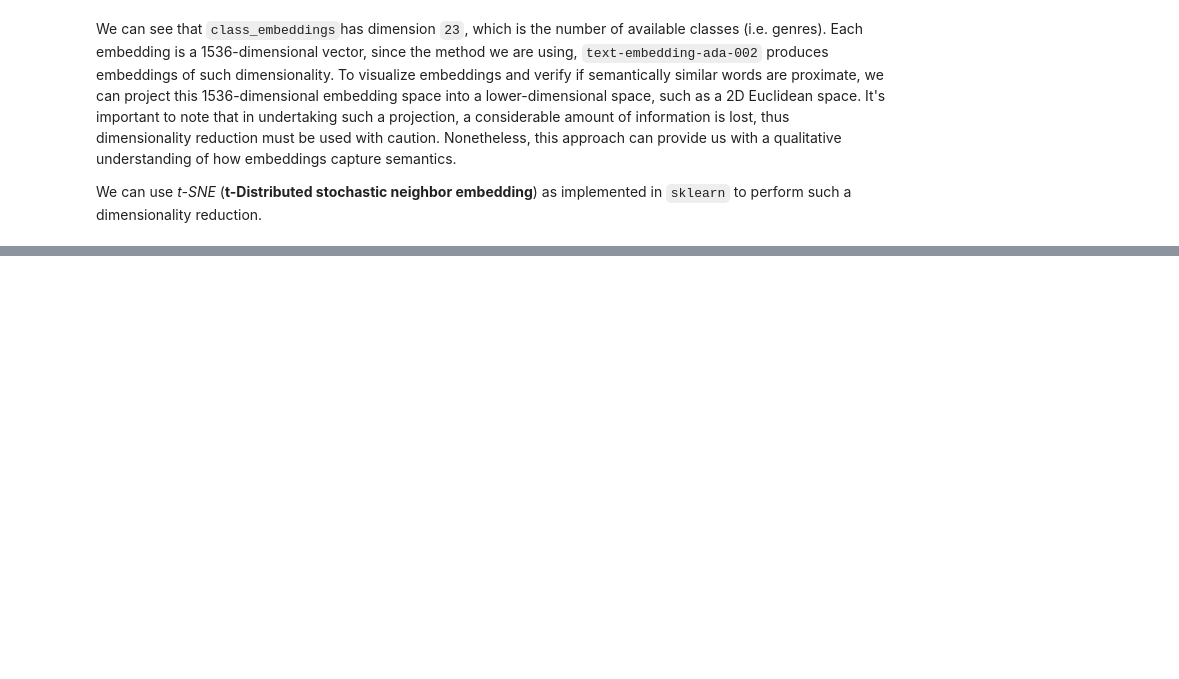
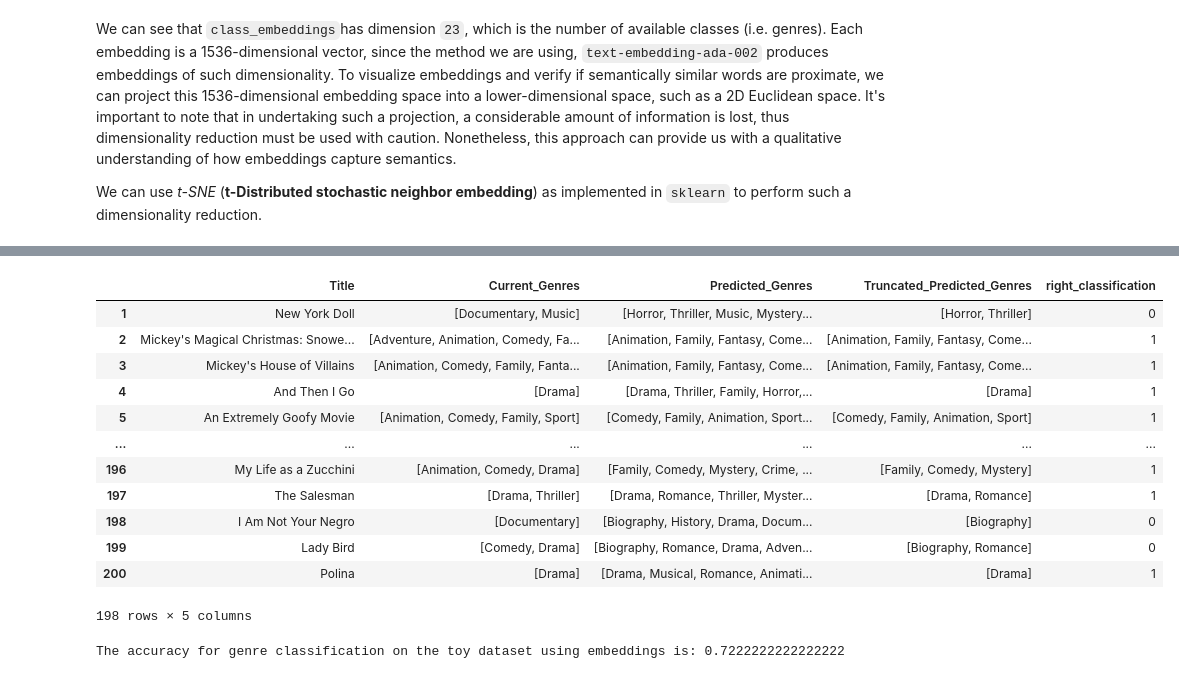
Before and after one commit to mirko-leccese/Embeddings-Classification, a Jupyter notebook: embeddings-classification.ipynb, the cells around one changed output, grey strips where cells are left out. Drawn from its saved outputs; the diff is of its cells as text; code cells hidden in the pictures; blank space fills up the shorter version.

```diff
--- a/embeddings-classification.ipynb
+++ b/embeddings-classification.ipynb
@@ -360,0 +453,2 @@ df_predictions
+# %%
+df_predictions["Truncated_Predicted_Genres"] = df_predictions.apply(truncate_prediced_genres, axis=1)
@@ -360,0 +471,29 @@ df_predictions
+# %%
+# Let filter the Uncategorized cases
+df_predictions = df_predictions[df_predictions["Current_Genres"].apply(lambda x: x != ["Uncategorized"])]
+# %%
+def compare_lists(first_list: List, second_list: List) -> int:
+    '''
+    Function comparing two lists. If lists contain at least one element in common, return 1 else return 0
+    '''
+
+    return 1 if bool(set(first_list) & set(second_list)) else 0
+# %%
+df_predictions = df_predictions.copy()
+df_predictions.loc[:, "right_classification"] = df_predictions.apply(lambda row: compare_lists(row["Current_Genres"], row["Truncated_Predicted_Genres"]), axis=1)
+# %%
+df_predictions
+# %% [output]
+|  | Title | Current_Genres | Predicted_Genres | Truncated_Predicted_Genres | right_classification |
+| 1 | New York Doll | [Documentary, Music] | [Horror, Thriller, Music, Mystery... | [Horror, Thriller] | 0 |
+| 2 | Mickey's Magical Christmas: Snowe... | [Adventure, Animation, Comedy, Fa... | [Animation, Family, Fantasy, Come... | [Animation, Family, Fantasy, Come... | 1 |
+| 3 | Mickey's House of Villains | [Animation, Comedy, Family, Fanta... | [Animation, Family, Fantasy, Come... | [Animation, Family, Fantasy, Come... | 1 |
+| 4 | And Then I Go | [Drama] | [Drama, Thriller, Family, Horror,... | [Drama] | 1 |
+| 5 | An Extremely Goofy Movie | [Animation, Comedy, Family, Sport] | [Comedy, Family, Animation, Sport... | [Comedy, Family, Animation, Sport] | 1 |
+| ... | ... | ... | ... | ... | ... |
+| 196 | My Life as a Zucchini | [Animation, Comedy, Drama] | [Family, Comedy, Mystery, Crime, ... | [Family, Comedy, Mystery] | 1 |
+| 197 | The Salesman | [Drama, Thriller] | [Drama, Romance, Thriller, Myster... | [Drama, Romance] | 1 |
+| 198 | I Am Not Your Negro | [Documentary] | [Biography, History, Drama, Docum... | [Biography] | 0 |
+| 199 | Lady Bird | [Comedy, Drama] | [Biography, Romance, Drama, Adven... | [Biography, Romance] | 0 |
+| 200 | Polina | [Drama] | [Drama, Musical, Romance, Animati... | [Drama] | 1 |
+198 rows × 5 columns
@@ -360,0 +506,4 @@ df_predictions
+# %%
+print(f"The accuracy for genre classification on the toy dataset using embeddings is: {movie_genres_classification_accuracy}")
+# %% [output]
+The accuracy for genre classification on the toy dataset using embeddings is: 0.7222222222222222
```
Also changed, not shown: parts of 33 cells of this notebook, 2 other files.
